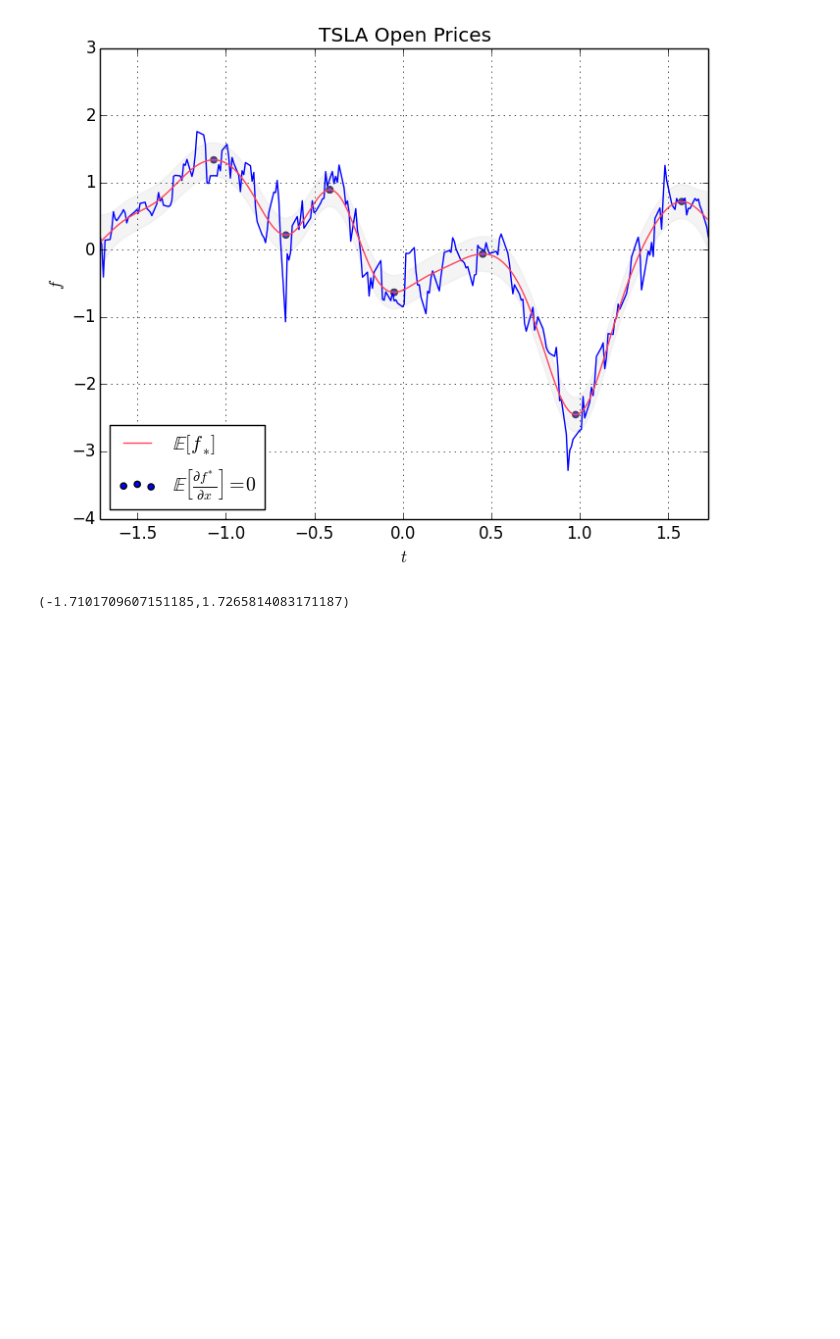
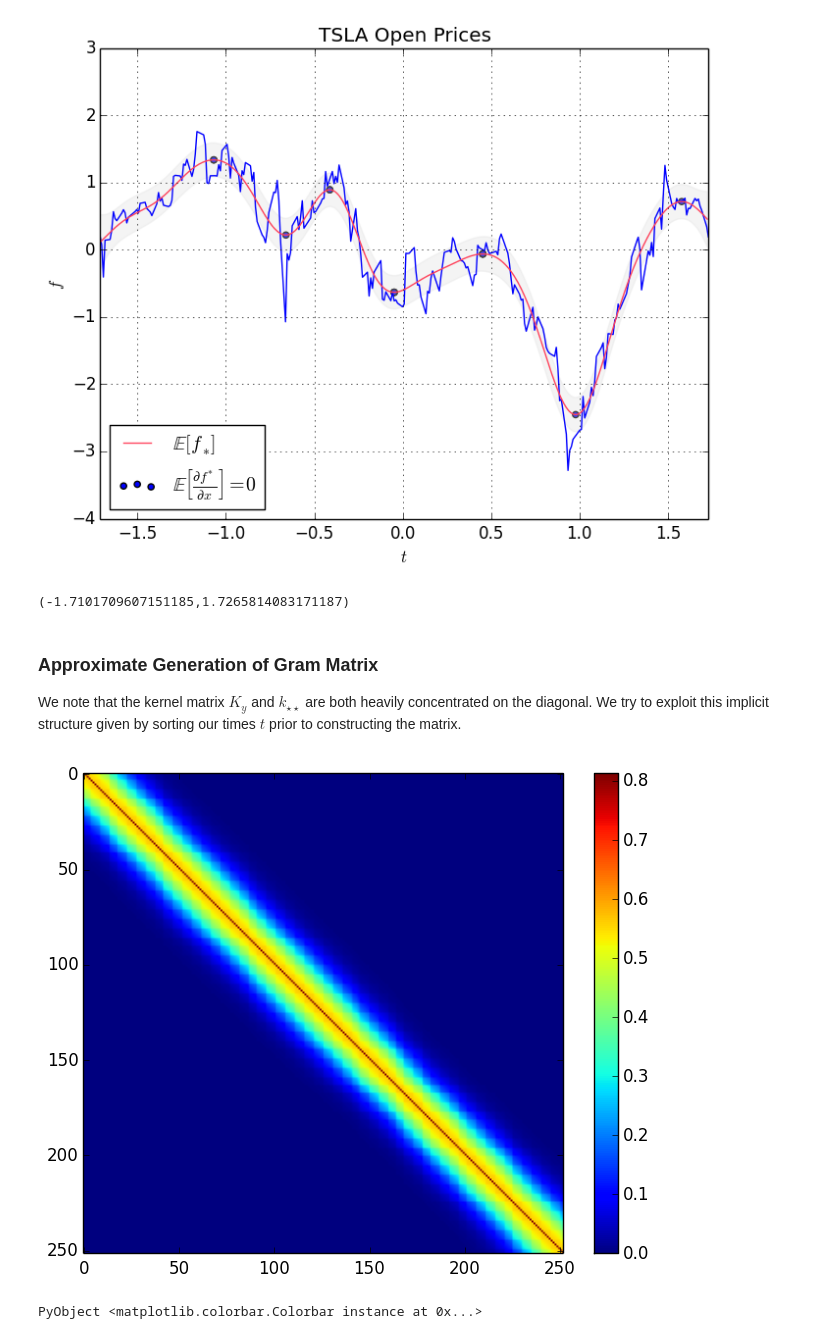
Before and after one commit to cdipaolo/inflection, a Jupyter notebook: notebooks/1.0-gp-regression.ipynb, the cells around one changed output. Drawn from its saved outputs; the diff is of its cells as text; code cells hidden in the pictures; blank space fills up the shorter version.

```diff
--- a/notebooks/1.0-gp-regression.ipynb
+++ b/notebooks/1.0-gp-regression.ipynb
@@ -485,3 +521,13 @@ xlim(minimum(t), maximum(t))
 ==> Plot Results of Critical Point Optimization
 [figure]
 (-1.7101709607151185,1.7265814083171187)
+# %% [markdown]
+### Approximate Generation of Gram Matrix
+
+We note that the kernel matrix $K_y$ and $k_{\star\star}$ are both heavily concentrated on the diagonal. We try to exploit this implicit structure given by sorting our times $t$ prior to constructing the matrix.
+# %%
+imshow(K_)
+colorbar()
+# %% [output]
+[figure, added]
+PyObject <matplotlib.colorbar.Colorbar instance at 0x...>
```
Also changed, not shown: parts of 9 cells of this notebook, 5 other files.
